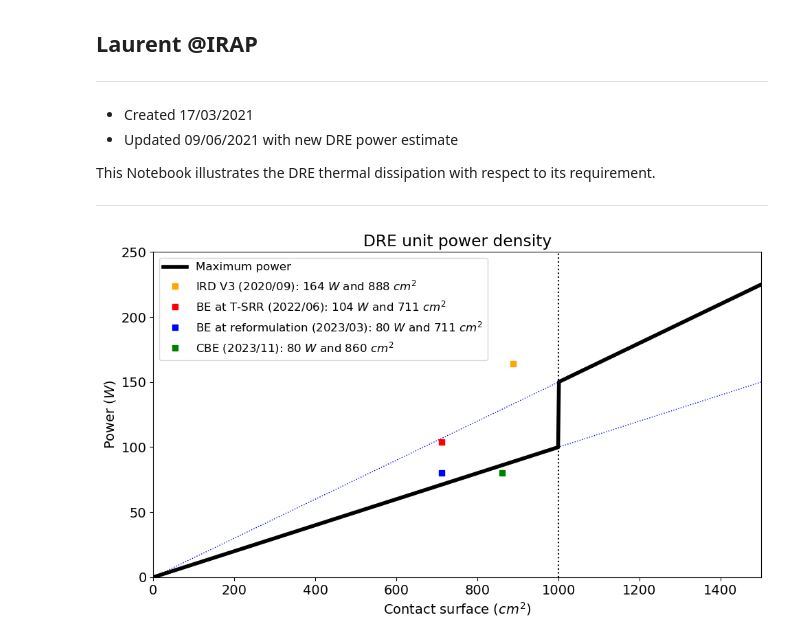
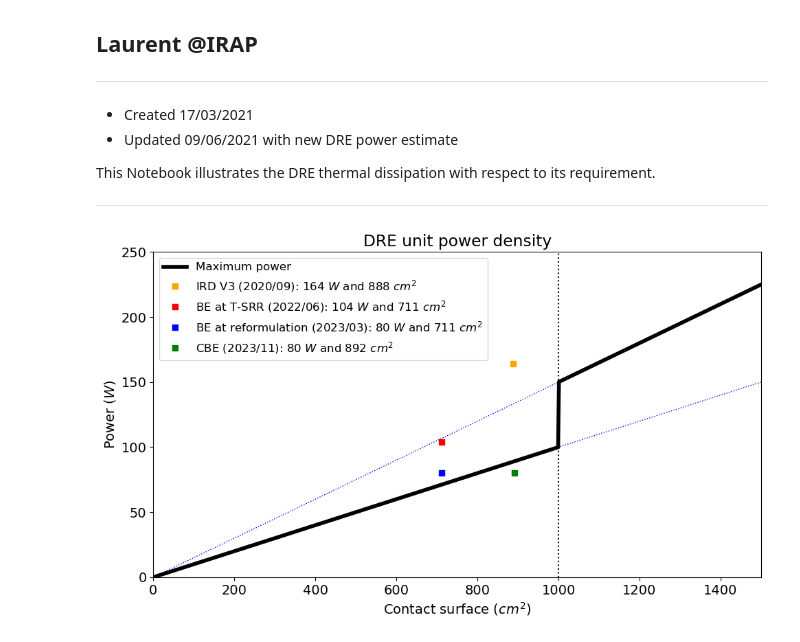
Before and after one commit to LaurentRavera/MyTechNotes, a Jupyter notebook: DRE_thermal/DRE_thermal_dissipation.ipynb, the cells around one changed output. Drawn from its saved outputs; the diff is of its cells as text; code cells hidden in the pictures.

```diff
--- a/DRE_thermal/DRE_thermal_dissipation.ipynb
+++ b/DRE_thermal/DRE_thermal_dissipation.ipynb
@@ -47,34 +47,34 @@ DRE_dissip_5=80
 # Conf 2023/11 (Increase area CV)
 conf202311=True
 DRE_dissip_6=DRE_dissip_5
-DRE_surface_6=860
+DRE_surface_6=892
 
 
 fig=plt.figure(figsize=(10,6))
 
 ax=fig.add_subplot(1,1,1)
 ax.plot(surface, surface*flux_max_below_1000cm2, ':', linewidth=1, color='b')
 ax.plot(surface, surface*flux_max_over_1000cm2, ':', linewidth=1, color='b')
 ax.plot(surface, power_max, linewidth=4, color='k', label='Maximum power')
 ax.plot([S_lim, S_lim], [0, 300], ':k')
 if IRDv3:
     ax.plot(DRE_surface_1, DRE_dissip_1, 's', color='orange', label='IRD V3 (2020/09): {0:1d} $W$ and {1:1d} $cm^2$'.format(DRE_dissip_1, DRE_surface_1))
 if unknown1:
     ax.plot(DRE_surface_2, DRE_dissip_2, 's', color='pink', label='New power estimate ({0:1d} $W$ and {1:1d} $cm^2$)'.format(DRE_dissip_2, DRE_surface_2))
 if TSRR:
     ax.plot(DRE_surface_4, DRE_dissip_4, 's', color='r', label='BE at T-SRR (2022/06): {0:1d} $W$ and {1:1d} $cm^2$'.format(DRE_dissip_4, DRE_surface_4))
 if reformulation:
     ax.plot(DRE_surface_5, DRE_dissip_5, 's', color='b', label='BE at reformulation (2023/03): {0:1d} $W$ and {1:1d} $cm^2$'.format(DRE_dissip_5, DRE_surface_5))
 if conf202311:
     ax.plot(DRE_surface_6, DRE_dissip_6, 's', color='g', label='CBE (2023/11): {0:1d} $W$ and {1:1d} $cm^2$'.format(DRE_dissip_6, DRE_surface_6))
 
 ax.set_title('DRE unit power density')
 ax.set_xlabel('Contact surface ($cm^2$)')
 ax.set_ylabel('Power ($W$)')
 ax.set_xlim(0,1500)
 ax.set_ylim(0,250)
 ax.legend(loc='best', prop={'size': 12})
 fig.tight_layout()
 plt.savefig('DRE-power-dissipation.jpg', dpi=200, bbox_inches='tight')
 # %% [output]
-[figure, old version]
+[figure, new version]
```
